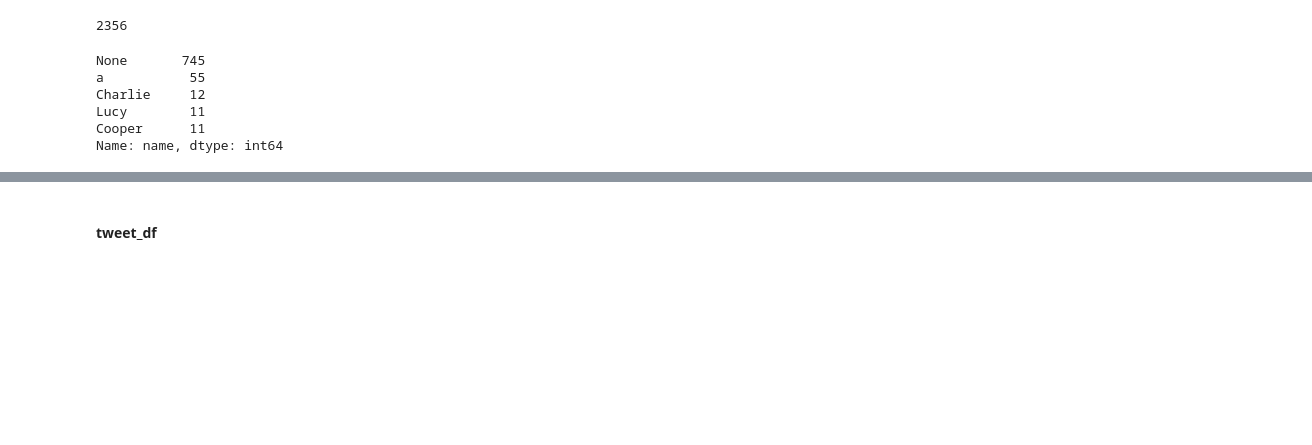
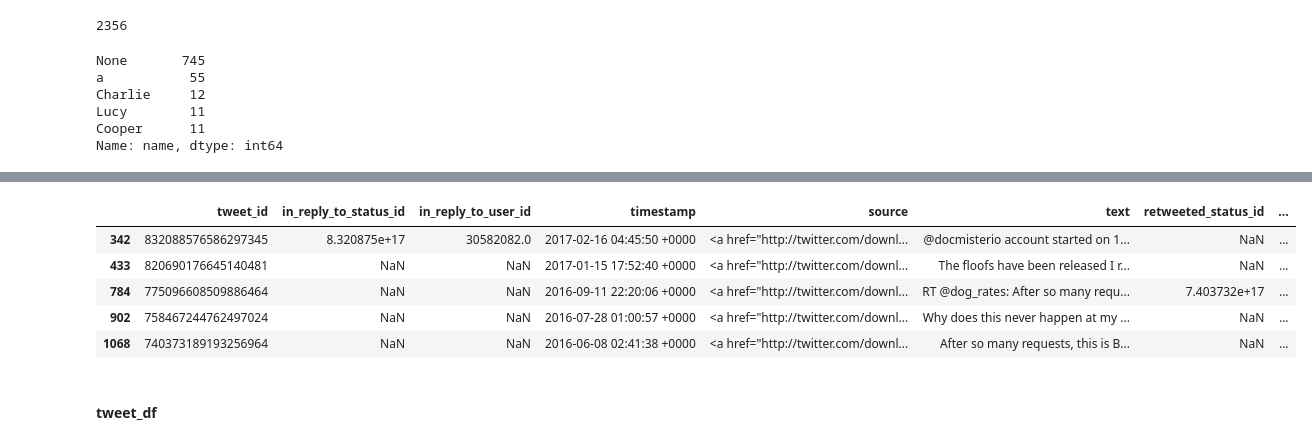
Before and after one commit to herrfeder/DataAnalyst, a Jupyter notebook: 04_project_wrangle_and_analyze_data/wrangle_act.ipynb, the cells around one changed output, grey strips where cells are left out. Drawn from its saved outputs; the diff is of its cells as text; code cells hidden in the pictures; blank space fills up the shorter version.

```diff
--- a/04_project_wrangle_and_analyze_data/wrangle_act.ipynb
+++ b/04_project_wrangle_and_analyze_data/wrangle_act.ipynb
@@ -190,3 +211,12 @@ Name: name, dtype: int64
+# %%
+wrd_df[wrd_df['rating_denominator'] > 10][:5]
+# %% [output]
+|  | tweet_id | in_reply_to_status_id | in_reply_to_user_id | timestamp | source | text | retweeted_status_id | ... |
+| 342 | 832088576586297345 | 8.320875e+17 | 30582082.0 | 2017-02-16 04:45:50 +0000 | <a href="http://twitter.com/downl... | @docmisterio account started on 1... | NaN | ... |
+| 433 | 820690176645140481 | NaN | NaN | 2017-01-15 17:52:40 +0000 | <a href="http://twitter.com/downl... | The floofs have been released I r... | NaN | ... |
+| 784 | 775096608509886464 | NaN | NaN | 2016-09-11 22:20:06 +0000 | <a href="http://twitter.com/downl... | RT @dog_rates: After so many requ... | 7.403732e+17 | ... |
+| 902 | 758467244762497024 | NaN | NaN | 2016-07-28 01:00:57 +0000 | <a href="http://twitter.com/downl... | Why does this never happen at my ... | NaN | ... |
+| 1068 | 740373189193256964 | NaN | NaN | 2016-06-08 02:41:38 +0000 | <a href="http://twitter.com/downl... | After so many requests, this is B... | NaN | ... |
 # %% [markdown]
 #### tweet_df
 # %%
```
Also changed, not shown: parts of 69 cells of this notebook, 3 other files.
